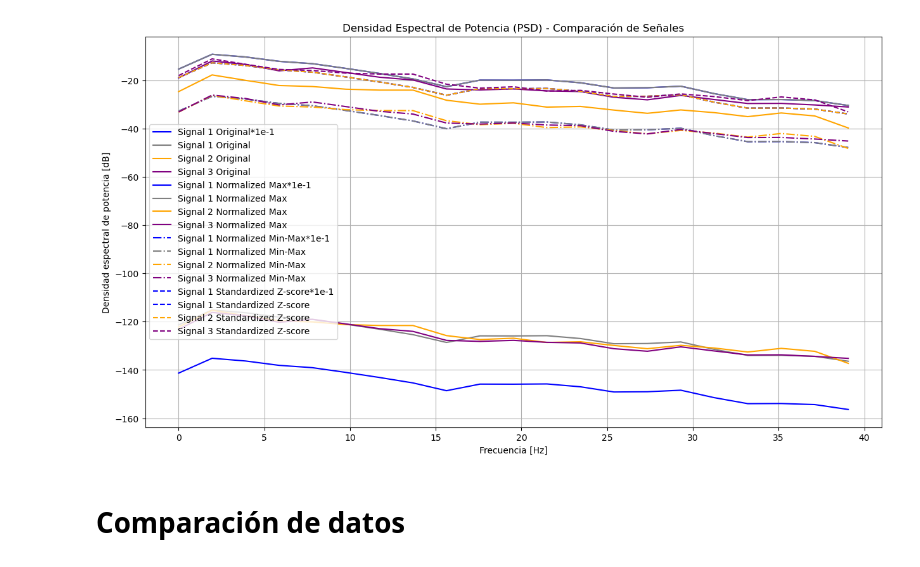
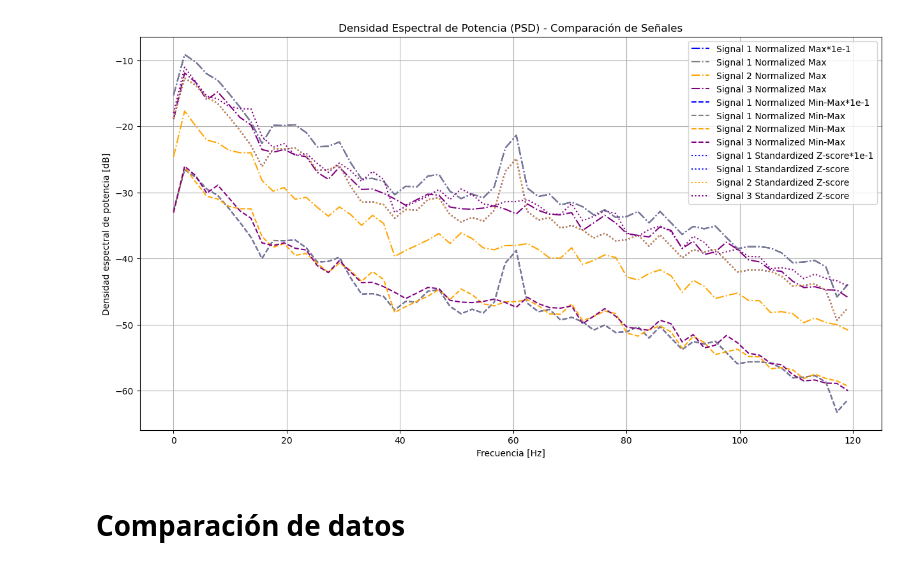
Before and after one commit to juanmillan03/Tesis-CA, a Jupyter notebook: Codigos/V6/Visual_Datos.ipynb, the cells around one changed output. Saved outputs shown, nothing was run; the diff lists cells and outputs as text; code cells hidden in the pictures.

```diff
--- a/Codigos/V6/Visual_Datos.ipynb
+++ b/Codigos/V6/Visual_Datos.ipynb
@@ -116,50 +253,50 @@ def standardize_z_score(signal):
     return (signal - np.mean(signal)) / np.std(signal)
 
 # Función para calcular y graficar la PSD
-def plot_psd(signal_data, fs, label, color, linestyle="-"):
-    frequencies, psd = signal.welch(signal_data, fs=fs, nperseg=256, noverlap=128)
-    idx = frequencies <= 40
+def plot_psd(signal_data, fs, label, color, linestyle="-."):
+    frequencies, psd = welch(signal_data, fs=fs, nperseg=256, noverlap=128)
+    idx = frequencies <= 120
     plt.plot(frequencies[idx], 10 * np.log10(abs(psd[idx])), linestyle, label=label, color=color)
 
 # Parámetros
 fs = 500  # Frecuencia de muestreo (ajusta según sea necesario)
 
 # Graficar PSD de las señales originales
 plt.figure(figsize=(15, 8))
-plot_psd(signal1, fs, 'Signal 1 Original*1e-1', 'blue')
-plot_psd(signal2, fs, 'Signal 1 Original', 'grey')
-plot_psd(signal3, fs, 'Signal 2 Original', 'orange')
-plot_psd(signal4, fs, 'Signal 3 Original', 'purple')
+# plot_psd(signal1, fs, 'Signal 1 Original*1e-1', 'blue')
+# plot_psd(signal2, fs, 'Signal 1 Original', 'grey')
+# plot_psd(signal3, fs, 'Signal 2 Original', 'orange')
+# plot_psd(signal4, fs, 'Signal 3 Original', 'purple')
 
 
 
 # Graficar PSD de las señales normalizadas (Max)
 plot_psd(signal1_max, fs, 'Signal 1 Normalized Max*1e-1', "blue")
 plot_psd(signal2_max, fs, 'Signal 1 Normalized Max', "grey")
 plot_psd(signal3_max, fs, 'Signal 2 Normalized Max', "orange")
 plot_psd(signal4_max, fs, 'Signal 3 Normalized Max', "purple")
 
 # Graficar PSD de las señales normalizadas (Min-Max)
-plot_psd(signal1_min_max, fs, 'Signal 1 Normalized Min-Max*1e-1', 'blue', "-.")
-plot_psd(signal2_min_max, fs, 'Signal 1 Normalized Min-Max', 'grey', "-.")
-plot_psd(signal3_min_max, fs, 'Signal 2 Normalized Min-Max', 'orange', "-.")
-plot_psd(signal4_min_max, fs, 'Signal 3 Normalized Min-Max', 'purple', "-.")
+plot_psd(signal1_min_max, fs, 'Signal 1 Normalized Min-Max*1e-1', 'blue', "--")
+plot_psd(signal2_min_max, fs, 'Signal 1 Normalized Min-Max', 'grey', "--")
+plot_psd(signal3_min_max, fs, 'Signal 2 Normalized Min-Max', 'orange', "--")
+plot_psd(signal4_min_max, fs, 'Signal 3 Normalized Min-Max', 'purple', "--")
 
 # Graficar PSD de las señales estandarizadas (Z-score)
-plot_psd(signal1_z_score, fs, 'Signal 1 Standardized Z-score*1e-1', 'blue', "--")
-plot_psd(signal2_z_score, fs, 'Signal 1 Standardized Z-score', 'blue', "--")
-plot_psd(signal2_z_score, fs, 'Signal 2 Standardized Z-score', 'orange', "--")
-plot_psd(signal3_z_score, fs, 'Signal 3 Standardized Z-score', 'purple', "--")
+plot_psd(signal1_z_score, fs, 'Signal 1 Standardized Z-score*1e-1', 'blue', ":")
+plot_psd(signal2_z_score, fs, 'Signal 1 Standardized Z-score', 'blue', ":")
+plot_psd(signal2_z_score, fs, 'Signal 2 Standardized Z-score', 'orange', ":")
+plot_psd(signal3_z_score, fs, 'Signal 3 Standardized Z-score', 'purple', ":")
 
 # Configurar el gráfico
 plt.title('Densidad Espectral de Potencia (PSD) - Comparación de Señales')
 plt.xlabel('Frecuencia [Hz]')
 plt.ylabel('Densidad espectral de potencia [dB]')
 plt.legend()
 plt.grid()
 plt.show()
 # %% [output]
-[figure, old version]
+[figure, new version]
 # %% [markdown]
 # Comparación de datos
 # %%
```
Also changed, not shown: parts of 3 cells of this notebook, 4 other files.
